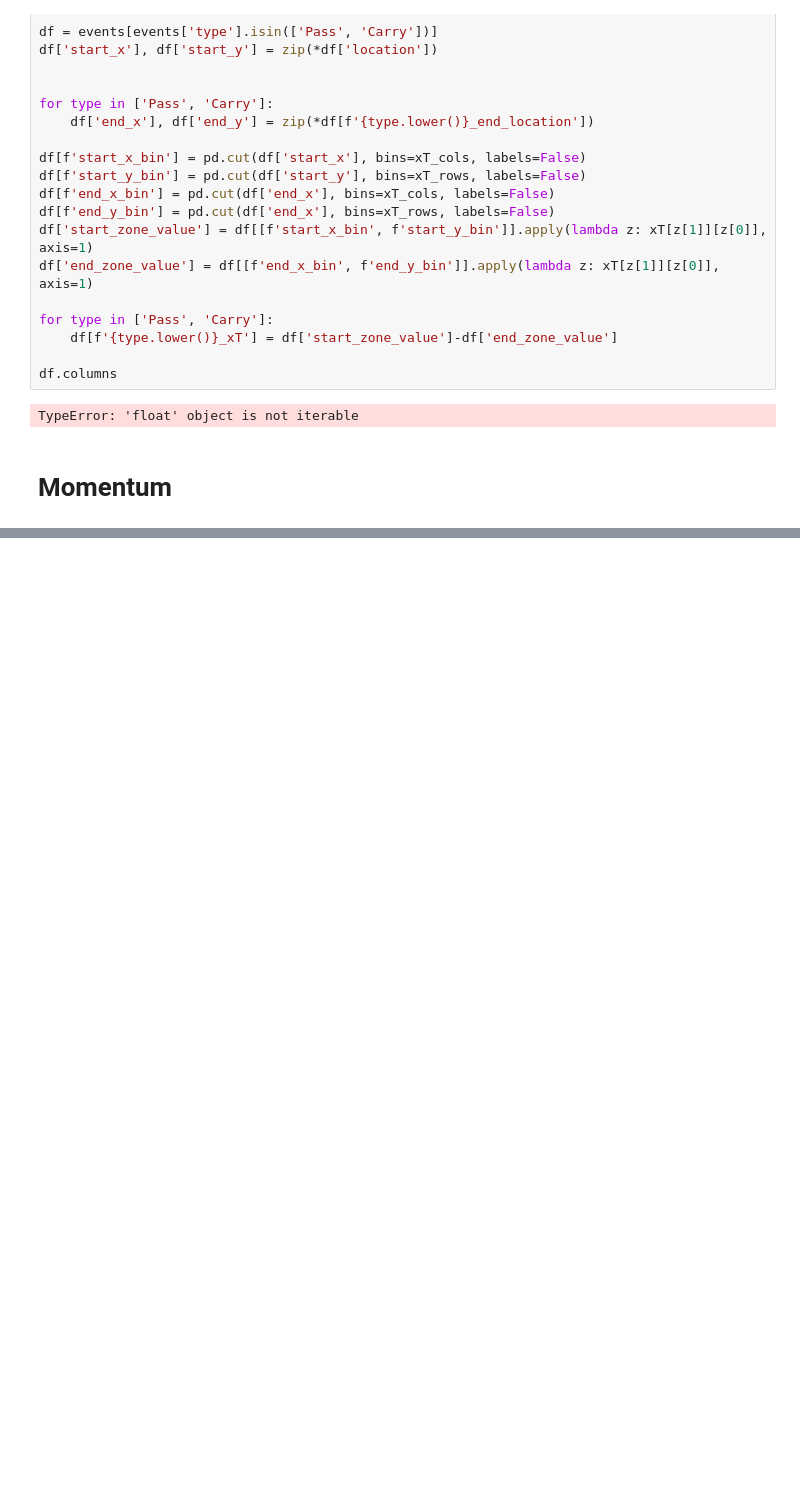
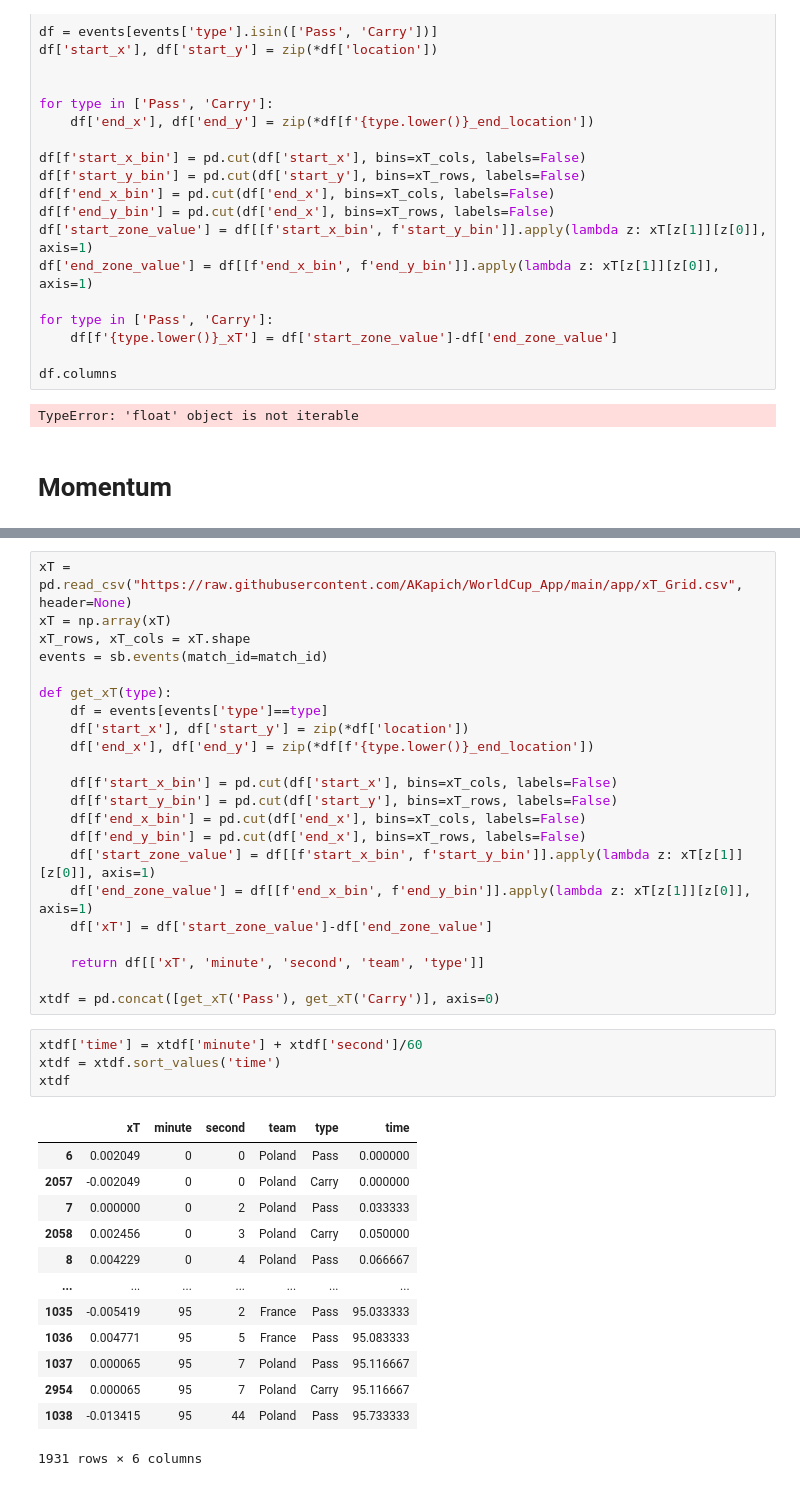
Before and after one commit to AKapich/Euro_Dashboard_Creator, a Jupyter notebook: chart_preparation.ipynb, the cells around one changed output, grey strips where cells are left out. Drawn from its saved outputs; the diff is of its cells as text; blank space fills up the shorter version.

```diff
--- a/chart_preparation.ipynb
+++ b/chart_preparation.ipynb
@@ -420,0 +441,40 @@ TypeError: 'float' object is not iterable
+# %%
+xT = pd.read_csv("https://raw.githubusercontent.com/AKapich/WorldCup_App/main/app/xT_Grid.csv", header=None)
+xT = np.array(xT)
+xT_rows, xT_cols = xT.shape
+events = sb.events(match_id=match_id)
+
+def get_xT(type):
+    df = events[events['type']==type]
+    df['start_x'], df['start_y'] = zip(*df['location'])
+    df['end_x'], df['end_y'] = zip(*df[f'{type.lower()}_end_location'])
+
+    df[f'start_x_bin'] = pd.cut(df['start_x'], bins=xT_cols, labels=False)
+    df[f'start_y_bin'] = pd.cut(df['start_y'], bins=xT_rows, labels=False)
+    df[f'end_x_bin'] = pd.cut(df['end_x'], bins=xT_cols, labels=False)
+    df[f'end_y_bin'] = pd.cut(df['end_x'], bins=xT_rows, labels=False)
+    df['start_zone_value'] = df[[f'start_x_bin', f'start_y_bin']].apply(lambda z: xT[z[1]][z[0]], axis=1)
+    df['end_zone_value'] = df[[f'end_x_bin', f'end_y_bin']].apply(lambda z: xT[z[1]][z[0]], axis=1)
+    df['xT'] = df['start_zone_value']-df['end_zone_value']
+
+    return df[['xT', 'minute', 'second', 'team', 'type']]
+
+xtdf = pd.concat([get_xT('Pass'), get_xT('Carry')], axis=0)
+# %%
+xtdf['time'] = xtdf['minute'] + xtdf['second']/60
+xtdf = xtdf.sort_values('time')
+xtdf
+# %% [output]
+|  | xT | minute | second | team | type | time |
+| 6 | 0.002049 | 0 | 0 | Poland | Pass | 0.000000 |
+| 2057 | -0.002049 | 0 | 0 | Poland | Carry | 0.000000 |
+| 7 | 0.000000 | 0 | 2 | Poland | Pass | 0.033333 |
+| 2058 | 0.002456 | 0 | 3 | Poland | Carry | 0.050000 |
+| 8 | 0.004229 | 0 | 4 | Poland | Pass | 0.066667 |
+| ... | ... | ... | ... | ... | ... | ... |
+| 1035 | -0.005419 | 95 | 2 | France | Pass | 95.033333 |
+| 1036 | 0.004771 | 95 | 5 | France | Pass | 95.083333 |
+| 1037 | 0.000065 | 95 | 7 | Poland | Pass | 95.116667 |
+| 2954 | 0.000065 | 95 | 7 | Poland | Carry | 95.116667 |
+| 1038 | -0.013415 | 95 | 44 | Poland | Pass | 95.733333 |
+1931 rows × 6 columns
```
Also changed, not shown: parts of 3 cells of this notebook, 4 other files.
